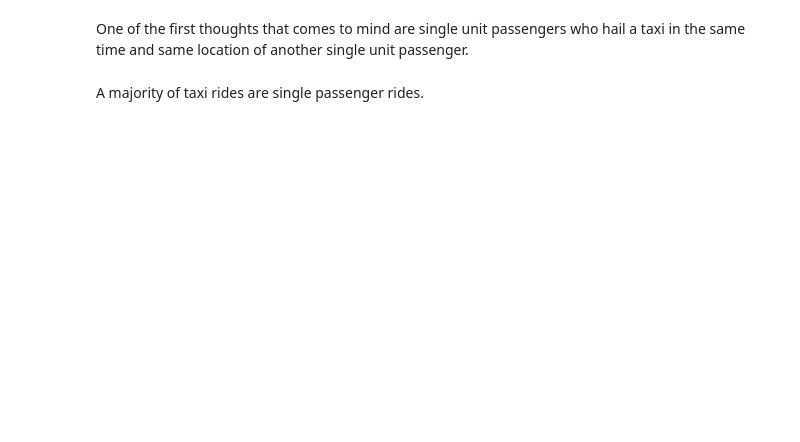
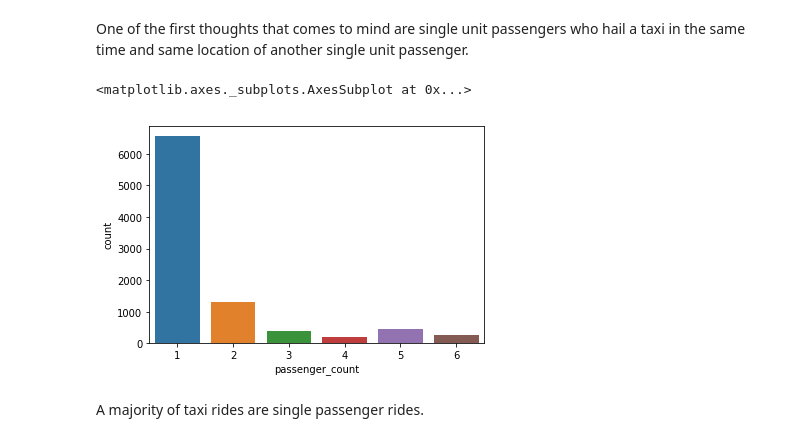
Before and after one commit to fosbery/Side-Machine-Learning-Projects, a Jupyter notebook: ia.ipynb, the cells around one changed output. Drawn from its saved outputs; the diff is of its cells as text; code cells hidden in the pictures; blank space fills up the shorter version.

```diff
--- a/ia.ipynb
+++ b/ia.ipynb
@@ -167,0 +184,4 @@ def haversine(lon1, lat1, lon2, lat2):
+# %%
+sample['dropoff_boro'] = sample.parallel_apply(lambda row:
+                                       return_boro(row.dropoff_latitude, row.dropoff_longitude, centroids),
+                                       axis=1)
@@ -168,10 +203,10 @@ def haversine(lon1, lat1, lon2, lat2):
+# %%
+taxi_merged = sample.copy()
 # %% [markdown]
 ### Preliminary Data Cleaning
 # %%
 #Drop some unecesssary columns.
 taxi_merged = taxi_merged.drop(['VendorID',
-                                'PULocationID',
-                                'DOLocationID',
                                 'clean_pickup_datetime',
                                 'clean_dropoff_datetime'],axis=1)
 # %%
@@ -186,7 +231,7 @@ taxi_merged.describe()
 # %% [markdown]
 There are some oddities in this data. Let's do some cleanup.
 # %%
-taxi_merged = taxi_merged[taxi_merged['month']==1]
+taxi_merged = taxi_merged[taxi_merged['month']==6]
 taxi_merged = taxi_merged[taxi_merged['passenger_count']>0]
 taxi_merged = taxi_merged[taxi_merged['fare_amount']>0]
 taxi_merged = taxi_merged[taxi_merged['tip_amount']>=0]
@@ -216,6 +312,9 @@ taxi_merged.head(10)
 One of the first thoughts that comes to mind are single unit passengers who hail a taxi in the same time and same location of another single unit passenger.
 # %%
 #What is the distribution of passenger counts?
-sb.countplot(taxi_merged['passenger_count'])
+sb.countplot(taxi_merged.passenger_count)
+# %% [output]
+<matplotlib.axes._subplots.AxesSubplot at 0x...>
+[figure, added]
 # %% [markdown]
 A majority of taxi rides are single passenger rides.
```
Also changed, not shown: parts of 26 cells of this notebook.
